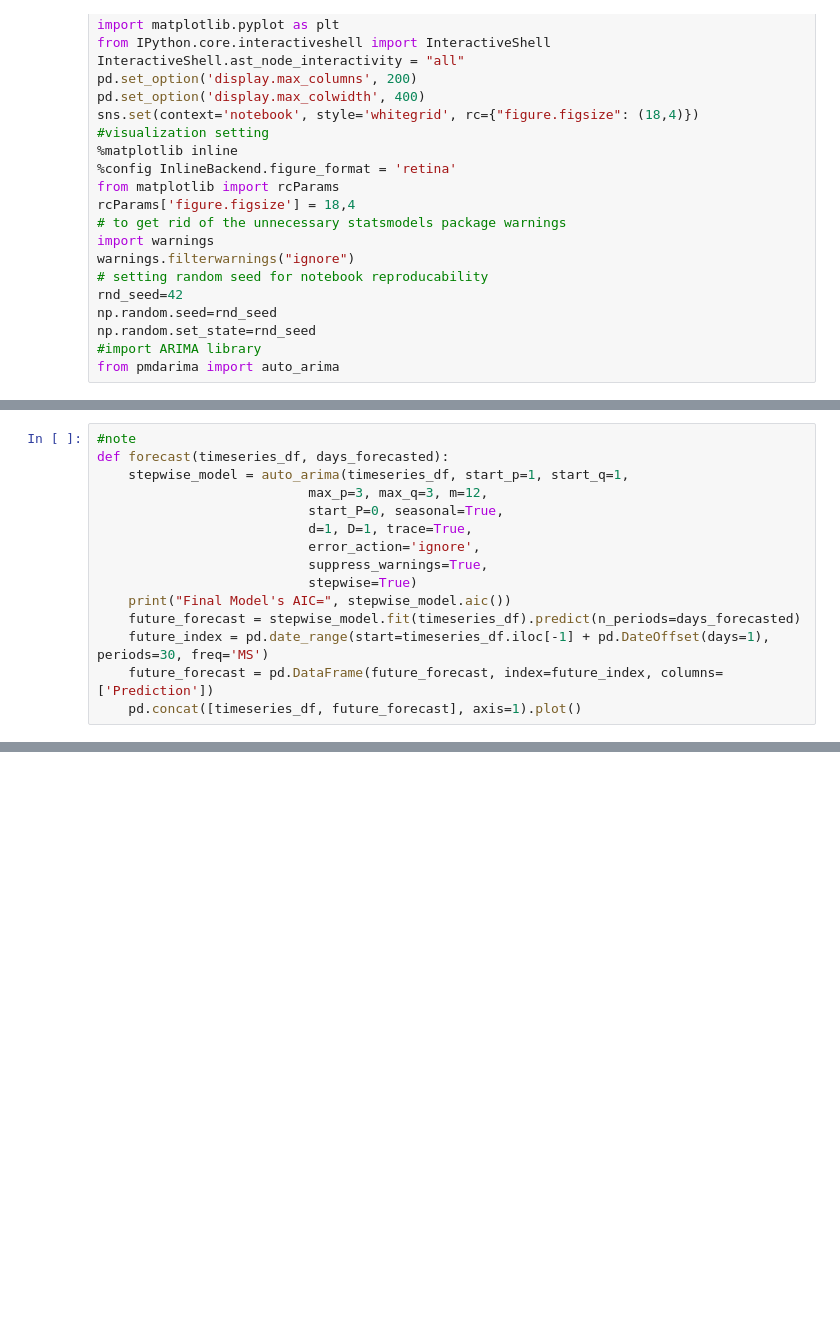
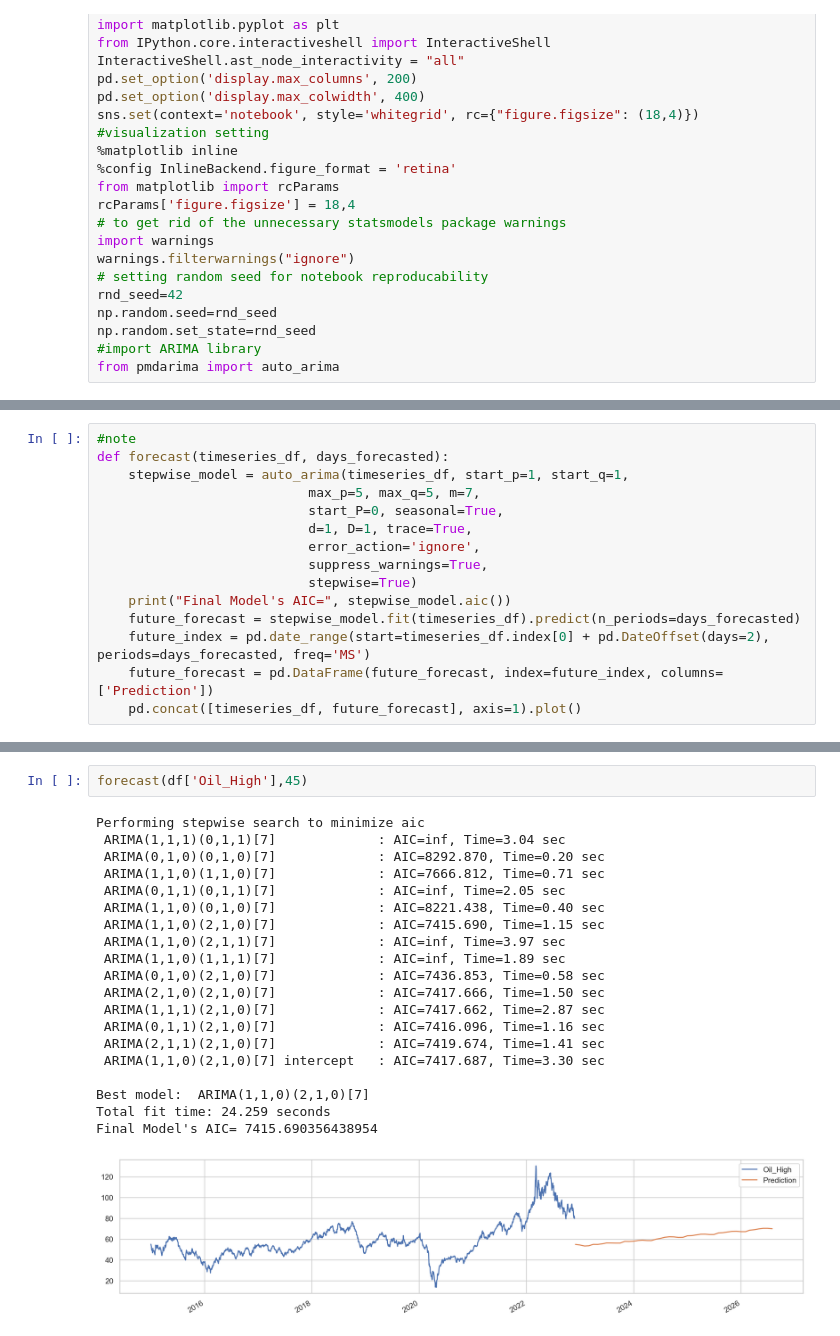
Before and after one commit to RyanKusnadi/data-engineering-pipeline-predicting-SNP500-price, a Jupyter notebook: Restructured Arima Forecasting.ipynb, the cells around one changed output, grey strips where cells are left out. Cells and saved outputs as stored; diff of their text form; blank space fills up the shorter version.

```diff
--- a/Restructured Arima Forecasting.ipynb
+++ b/Restructured Arima Forecasting.ipynb
@@ -41,7 +70,7 @@ for i in dataset.columns:
 #note
 def forecast(timeseries_df, days_forecasted):
     stepwise_model = auto_arima(timeseries_df, start_p=1, start_q=1,
-                           max_p=3, max_q=3, m=12,
+                           max_p=5, max_q=5, m=7,
                            start_P=0, seasonal=True,
                            d=1, D=1, trace=True,
                            error_action='ignore',
@@ -49,6 +78,6 @@ def forecast(timeseries_df, days_forecasted):
                            stepwise=True)
     print("Final Model's AIC=", stepwise_model.aic())
     future_forecast = stepwise_model.fit(timeseries_df).predict(n_periods=days_forecasted)
-    future_index = pd.date_range(start=timeseries_df.iloc[-1] + pd.DateOffset(days=1), periods=30, freq='MS')
+    future_index = pd.date_range(start=timeseries_df.index[0] + pd.DateOffset(days=2), periods=days_forecasted, freq='MS')
     future_forecast = pd.DataFrame(future_forecast, index=future_index, columns=['Prediction'])
     pd.concat([timeseries_df, future_forecast], axis=1).plot()
@@ -54,0 +104,23 @@ def forecast(timeseries_df, days_forecasted):
+# %%
+forecast(df['Oil_High'],45)
+# %% [output]
+Performing stepwise search to minimize aic
+ ARIMA(1,1,1)(0,1,1)[7]             : AIC=inf, Time=3.04 sec
+ ARIMA(0,1,0)(0,1,0)[7]             : AIC=8292.870, Time=0.20 sec
+ ARIMA(1,1,0)(1,1,0)[7]             : AIC=7666.812, Time=0.71 sec
+ ARIMA(0,1,1)(0,1,1)[7]             : AIC=inf, Time=2.05 sec
+ ARIMA(1,1,0)(0,1,0)[7]             : AIC=8221.438, Time=0.40 sec
+ ARIMA(1,1,0)(2,1,0)[7]             : AIC=7415.690, Time=1.15 sec
+ ARIMA(1,1,0)(2,1,1)[7]             : AIC=inf, Time=3.97 sec
+ ARIMA(1,1,0)(1,1,1)[7]             : AIC=inf, Time=1.89 sec
+ ARIMA(0,1,0)(2,1,0)[7]             : AIC=7436.853, Time=0.58 sec
+ ARIMA(2,1,0)(2,1,0)[7]             : AIC=7417.666, Time=1.50 sec
+ ARIMA(1,1,1)(2,1,0)[7]             : AIC=7417.662, Time=2.87 sec
+ ARIMA(0,1,1)(2,1,0)[7]             : AIC=7416.096, Time=1.16 sec
+ ARIMA(2,1,1)(2,1,0)[7]             : AIC=7419.674, Time=1.41 sec
+ ARIMA(1,1,0)(2,1,0)[7] intercept   : AIC=7417.687, Time=3.30 sec
+
+Best model:  ARIMA(1,1,0)(2,1,0)[7]
+Total fit time: 24.259 seconds
+Final Model's AIC= 7415.690356438954
+[figure, added]
```
Also changed, not shown: parts of 9 cells of this notebook, 1 other file.
